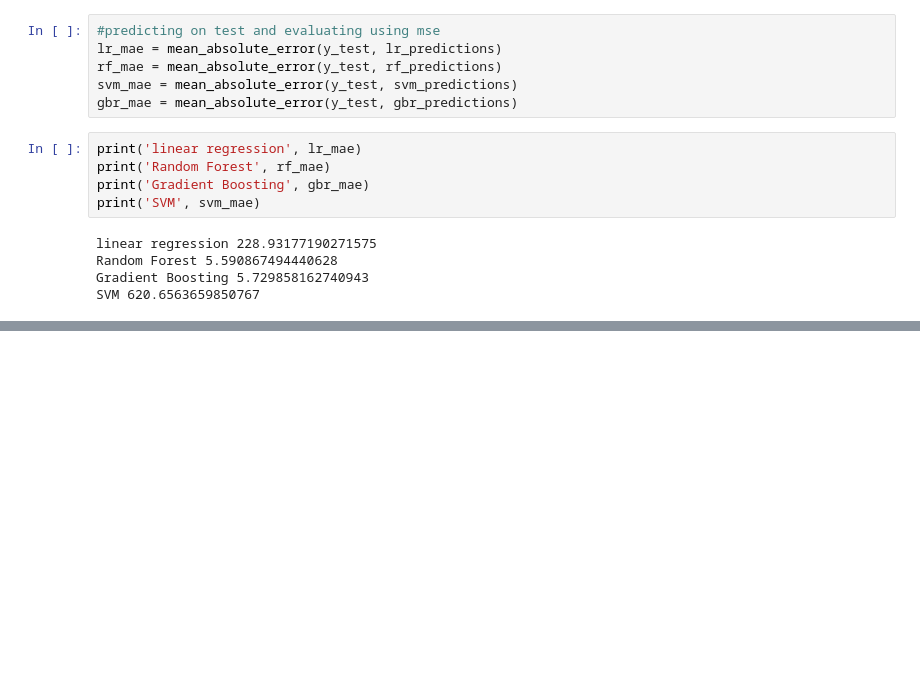
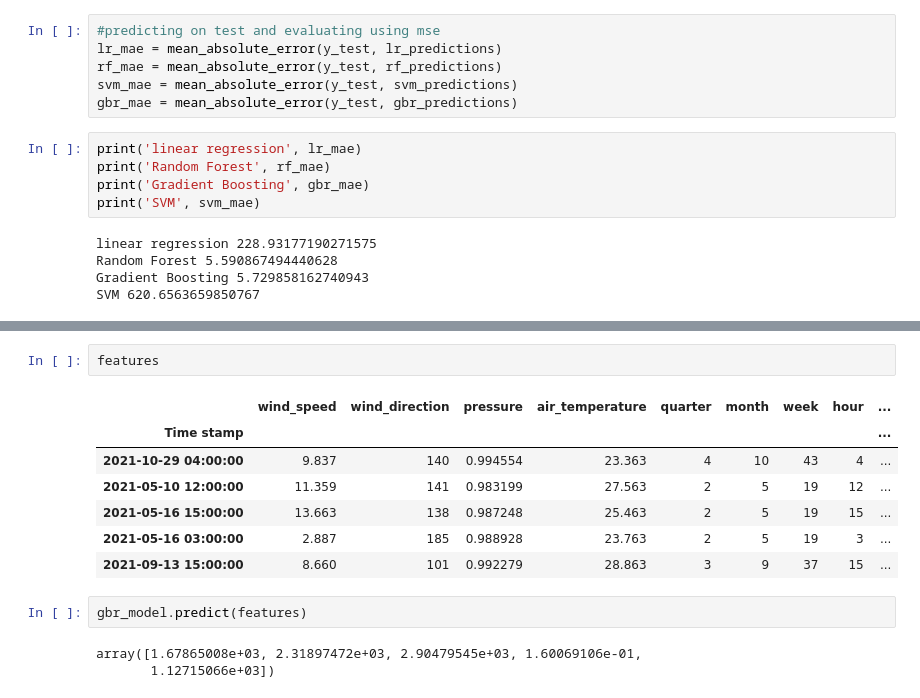
Before and after one commit to Mercymerine/Amdari21DayDataChallenge, a Jupyter notebook: renewable_energy.ipynb, the cells around one changed output, grey strips where cells are left out. Cells and saved outputs as stored; diff of their text form; blank space fills up the shorter version.

```diff
--- a/renewable_energy.ipynb
+++ b/renewable_energy.ipynb
@@ -675,0 +922,15 @@ SVM 620.6563659850767
+# %%
+features
+# %% [output]
+|  | wind_speed | wind_direction | pressure | air_temperature | quarter | month | week | hour | ... |
+| Time stamp |  |  |  |  |  |  |  |  | ... |
+| 2021-10-29 04:00:00 | 9.837 | 140 | 0.994554 | 23.363 | 4 | 10 | 43 | 4 | ... |
+| 2021-05-10 12:00:00 | 11.359 | 141 | 0.983199 | 27.563 | 2 | 5 | 19 | 12 | ... |
+| 2021-05-16 15:00:00 | 13.663 | 138 | 0.987248 | 25.463 | 2 | 5 | 19 | 15 | ... |
+| 2021-05-16 03:00:00 | 2.887 | 185 | 0.988928 | 23.763 | 2 | 5 | 19 | 3 | ... |
+| 2021-09-13 15:00:00 | 8.660 | 101 | 0.992279 | 28.863 | 3 | 9 | 37 | 15 | ... |
+# %%
+gbr_model.predict(features)
+# %% [output]
+array([1.67865008e+03, 2.31897472e+03, 2.90479545e+03, 1.60069106e-01,
+       1.12715066e+03])
```
Also changed, not shown: parts of 36 cells of this notebook.
